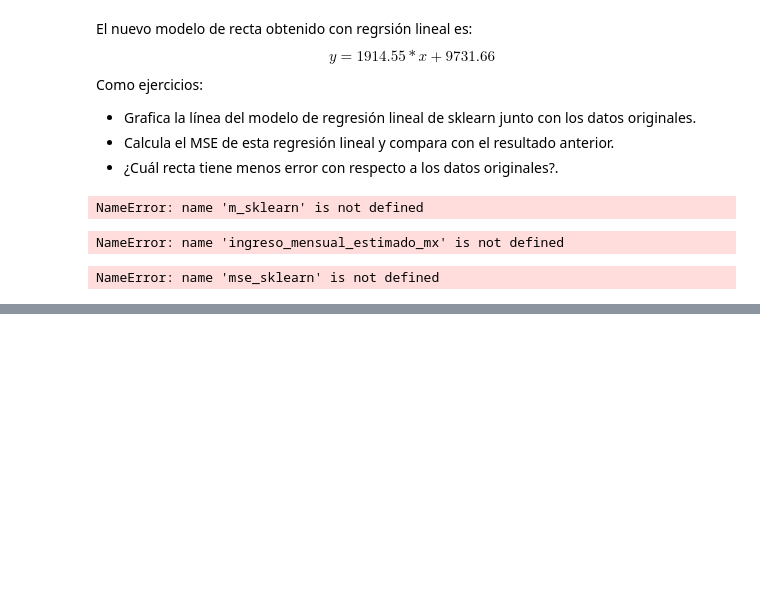
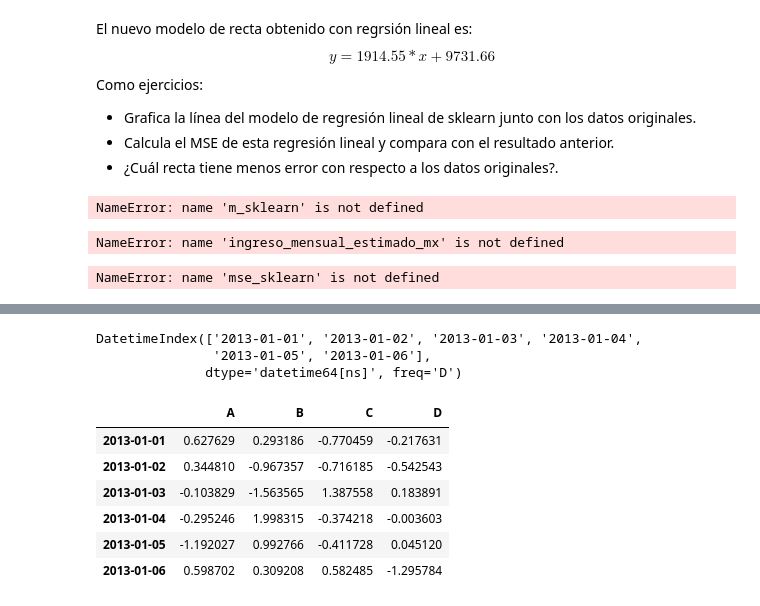
Before and after one commit to aaronmtz159/Mineria-de-datos, a Jupyter notebook: Minería_de_Datos.ipynb, the cells around one changed output, grey strips where cells are left out. Cells and saved outputs as stored; diff of their text form; code cells hidden in the pictures; blank space fills up the shorter version.

```diff
--- a/Minería_de_Datos.ipynb
+++ b/Minería_de_Datos.ipynb
@@ -804,0 +820,18 @@ NameError: name 'mse_sklearn' is not defined
+# %%
+dates = pd.date_range("20130101", periods=6)
+dates
+# %% [output]
+DatetimeIndex(['2013-01-01', '2013-01-02', '2013-01-03', '2013-01-04',
+               '2013-01-05', '2013-01-06'],
+              dtype='datetime64[ns]', freq='D')
+# %%
+df = pd.DataFrame(np.random.randn(6, 4), index=dates, columns=list("ABCD"))
+df
+# %% [output]
+|  | A | B | C | D |
+| 2013-01-01 | 0.627629 | 0.293186 | -0.770459 | -0.217631 |
+| 2013-01-02 | 0.344810 | -0.967357 | -0.716185 | -0.542543 |
+| 2013-01-03 | -0.103829 | -1.563565 | 1.387558 | 0.183891 |
+| 2013-01-04 | -0.295246 | 1.998315 | -0.374218 | -0.003603 |
+| 2013-01-05 | -1.192027 | 0.992766 | -0.411728 | 0.045120 |
+| 2013-01-06 | 0.598702 | 0.309208 | 0.582485 | -1.295784 |
```
Also changed, not shown: parts of 19 cells of this notebook.
